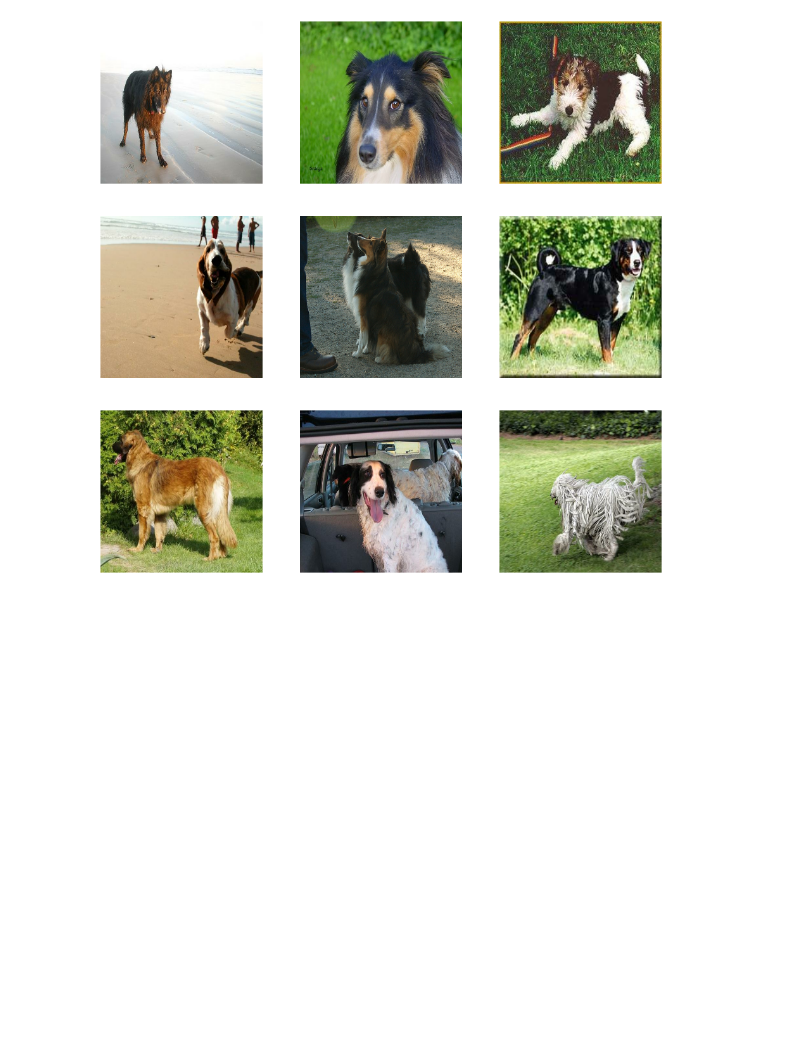
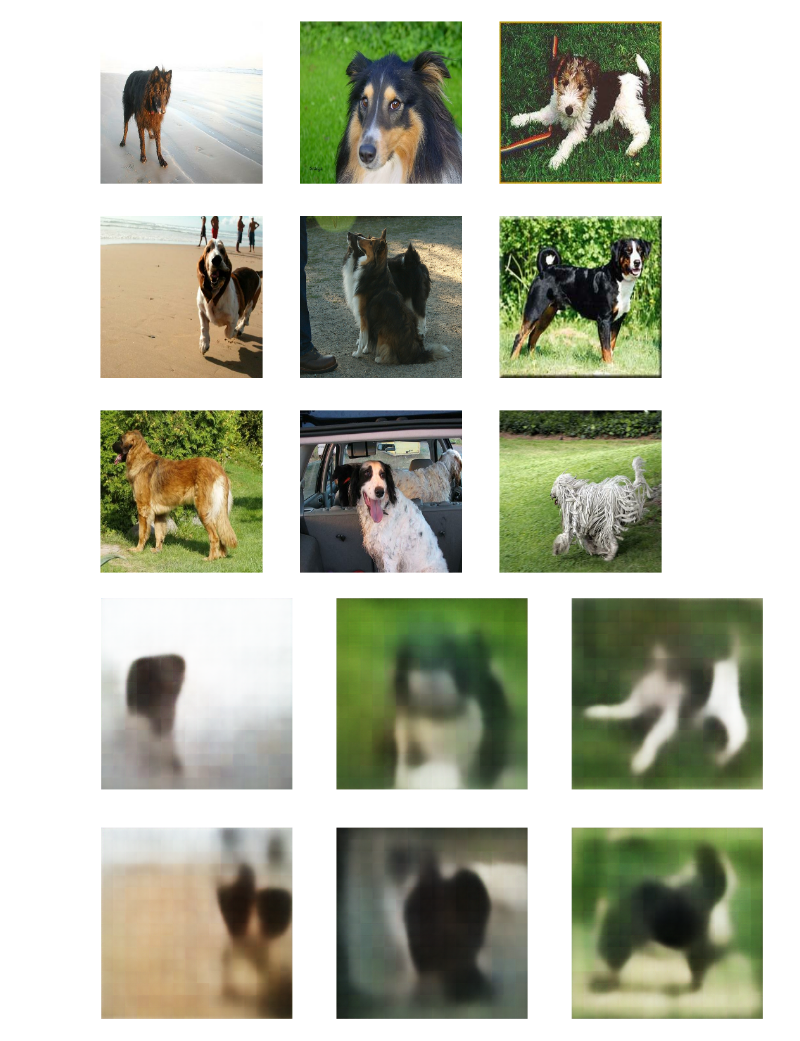
Before and after one commit to kwjinwoo/Dog_face_landmark_detection, a Jupyter notebook: autoencoder/image_recon example.ipynb, the cells around one changed output. Drawn from its saved outputs; the diff is of its cells as text; code cells hidden in the pictures; blank space fills up the shorter version.

```diff
--- a/autoencoder/image_recon example.ipynb
+++ b/autoencoder/image_recon example.ipynb
@@ -37,4 +21,4 @@ array([[[[7.93132186e-03, 7.09375918e-01, 9.92434025e-01],
 # %%
-drop_ae.load_weights('pre_trained/dropout_epoch5.data-00000-of-00001')
-ae.load_weights('pre_trained/no_dropout_epcoh5.data-00000-of-00001')
+drop_ae.load_weights('pre_trained/model_4.ckpt')
+# ae.load_weights('pre_trained/no_dropout_epcoh5.data-00000-of-00001')
 # %% [output]
@@ -42,8 +26,2 @@ OSError: Unable to open file (file signature not found)
 # %%
 train_ds, test_ds = data_util.get_autoencoder_dataset(batch_size=batch_size)
-# %%
-for images in train_ds.take(1):
-    for i in range(9):
-        ax = plt.subplot(3, 3, i + 1)
-        plt.imshow(images[i].numpy())
-        plt.axis('off')
@@ -58,3 +34,12 @@ for images in test_ds.take(1):
         plt.axis('off')
 # %% [output]
 [figure]
+# %%
+recon = drop_ae(images)
+plt.figure(figsize=(16, 16))
+for i in range(9):
+    ax = plt.subplot(3, 3, i + 1)
+    plt.imshow(recon[i].numpy())
+    plt.axis('off')
+# %% [output]
+[figure, added]
```
Also changed, not shown: parts of 3 cells of this notebook, 5 other files.
